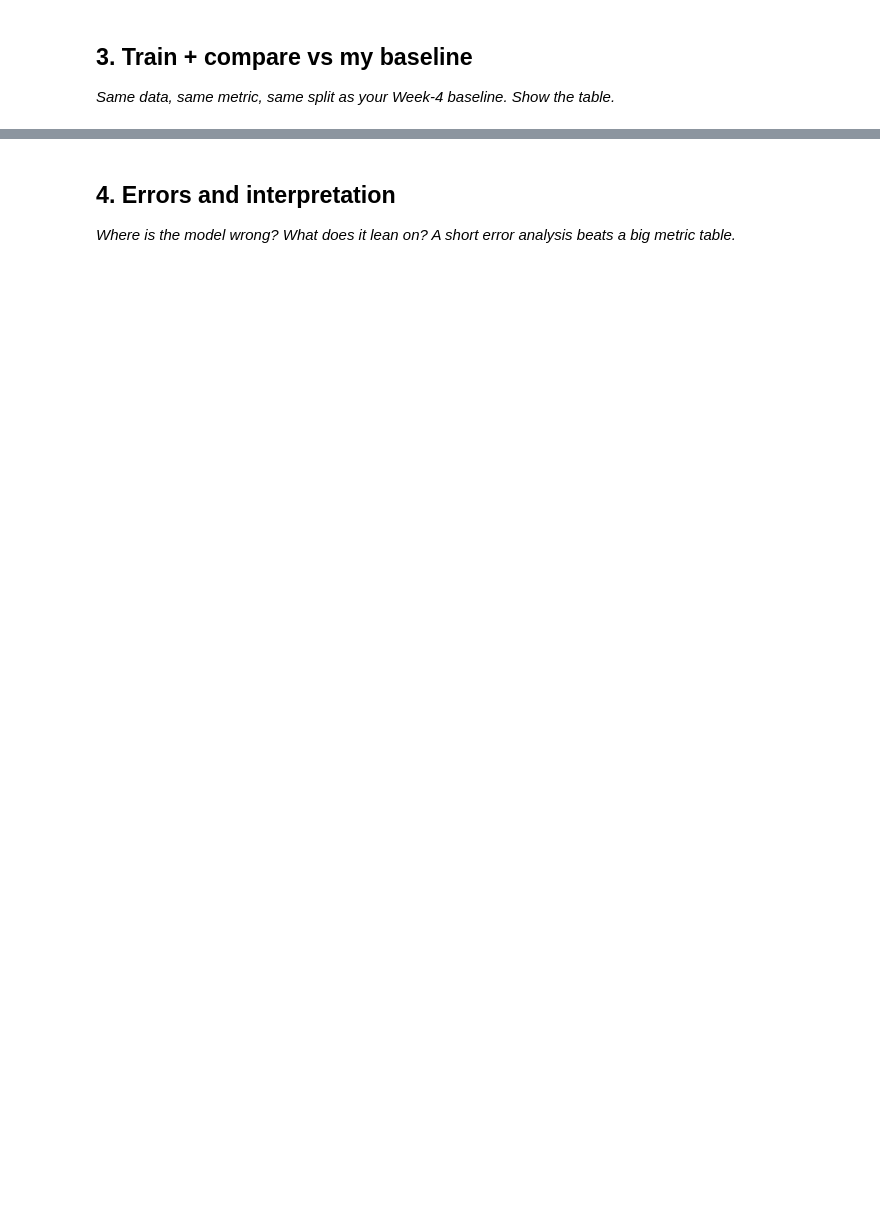
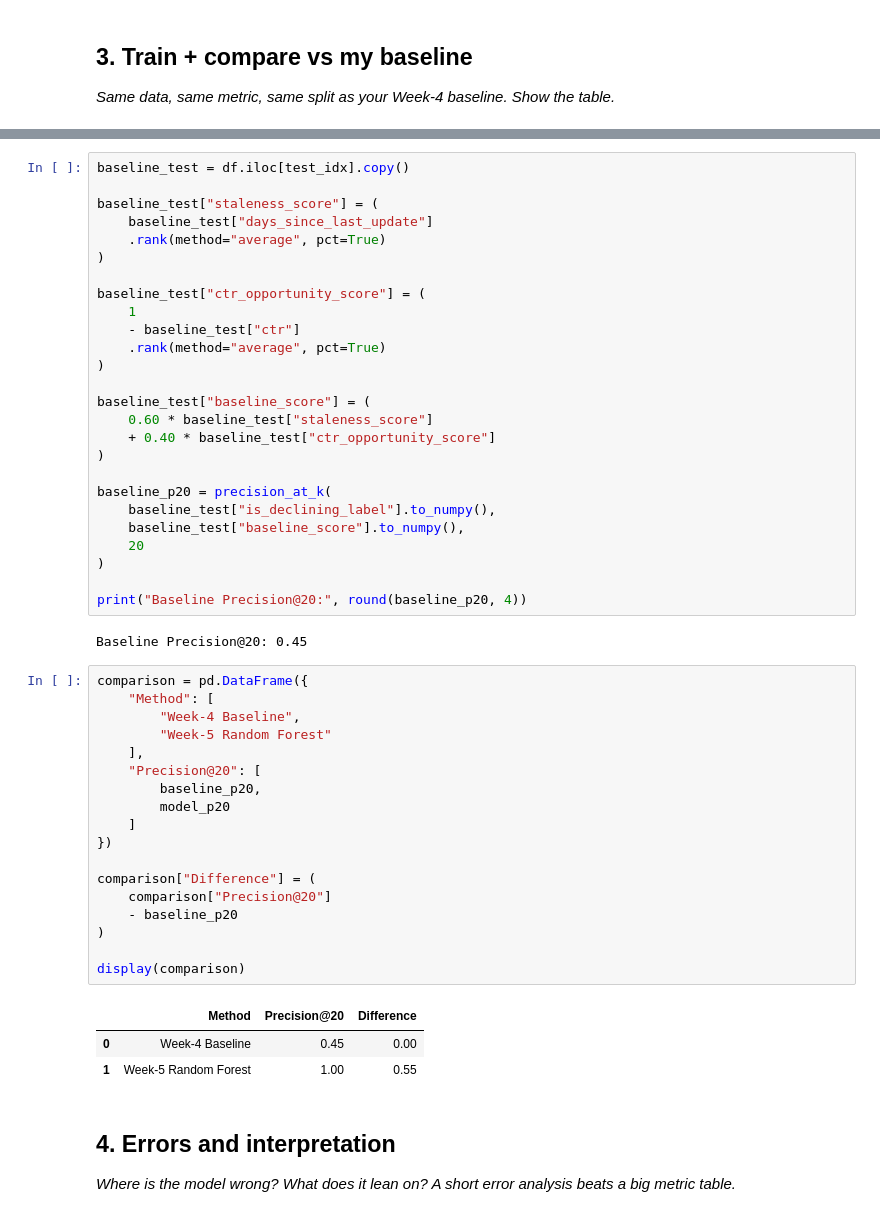
Before and after one commit to Srilaya30/flyrank-ml-internship, a Jupyter notebook: work/notebooks/w05_model.ipynb, the cells around one changed output, grey strips where cells are left out. Cells and saved outputs as stored; diff of their text form; blank space fills up the shorter version.

```diff
--- a/work/notebooks/w05_model.ipynb
+++ b/work/notebooks/w05_model.ipynb
@@ -30,3 +195,53 @@ This skeleton is yours to fill. Work the sections **in order** — each one has
+# %%
+baseline_test = df.iloc[test_idx].copy()
+
+baseline_test["staleness_score"] = (
+    baseline_test["days_since_last_update"]
+    .rank(method="average", pct=True)
+)
+
+baseline_test["ctr_opportunity_score"] = (
+    1
+    - baseline_test["ctr"]
+    .rank(method="average", pct=True)
+)
+
+baseline_test["baseline_score"] = (
+    0.60 * baseline_test["staleness_score"]
+    + 0.40 * baseline_test["ctr_opportunity_score"]
+)
+
+baseline_p20 = precision_at_k(
+    baseline_test["is_declining_label"].to_numpy(),
+    baseline_test["baseline_score"].to_numpy(),
+    20
+)
+
+print("Baseline Precision@20:", round(baseline_p20, 4))
+# %% [output]
+Baseline Precision@20: 0.45
+# %%
+comparison = pd.DataFrame({
+    "Method": [
+        "Week-4 Baseline",
+        "Week-5 Random Forest"
+    ],
+    "Precision@20": [
+        baseline_p20,
+        model_p20
+    ]
+})
+
+comparison["Difference"] = (
+    comparison["Precision@20"]
+    - baseline_p20
+)
+
+display(comparison)
+# %% [output]
+|  | Method | Precision@20 | Difference |
+| 0 | Week-4 Baseline | 0.45 | 0.00 |
+| 1 | Week-5 Random Forest | 1.00 | 0.55 |
 # %% [markdown]
 ## 4. Errors and interpretation
 
```
Also changed, not shown: parts of 12 cells of this notebook.
